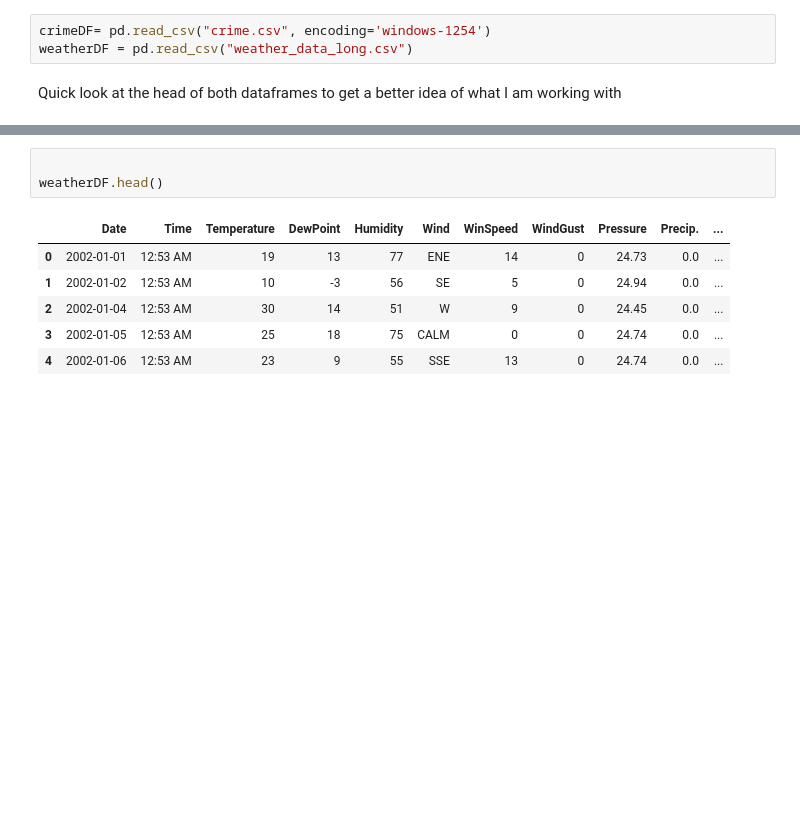
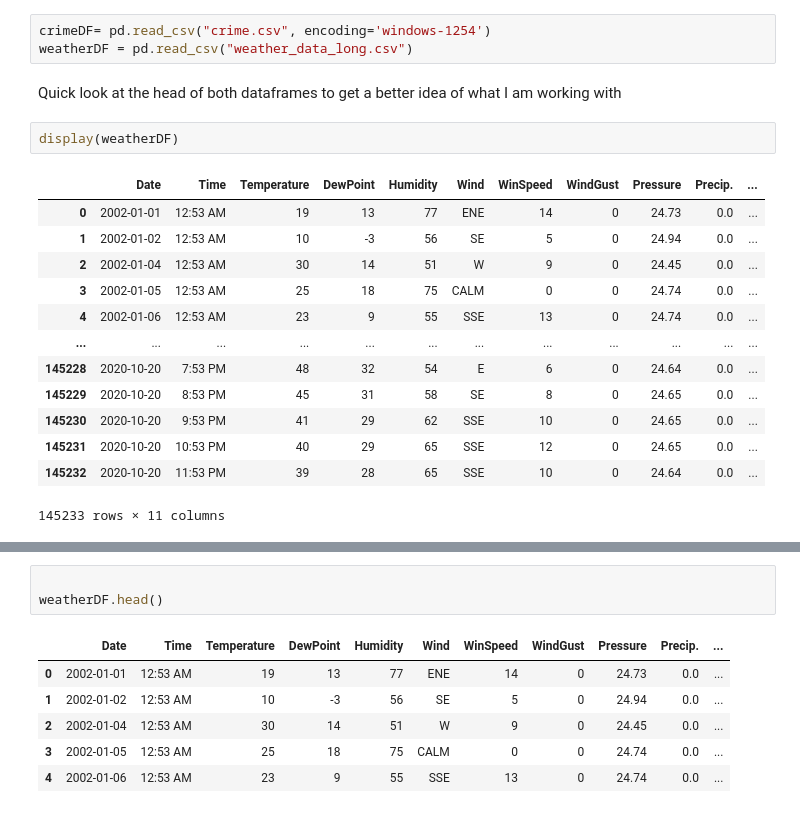
Before and after one commit to laurenawilk/CSCI4502, a Jupyter notebook: dataminingsemesterproject.ipynb, the cells around one changed output, grey strips where cells are left out. Cells and saved outputs as stored; diff of their text form; blank space fills up the shorter version.

```diff
--- a/dataminingsemesterproject.ipynb
+++ b/dataminingsemesterproject.ipynb
@@ -12,3 +12,19 @@ crimeDF= pd.read_csv("crime.csv", encoding='windows-1254')
 weatherDF = pd.read_csv("weather_data_long.csv")
 # %% [markdown]
 Quick look at the head of both dataframes to get a better idea of what I am working with
+# %%
+display(weatherDF)
+# %% [output]
+|  | Date | Time | Temperature | DewPoint | Humidity | Wind | WinSpeed | WindGust | Pressure | Precip. | ... |
+| 0 | 2002-01-01 | 12:53 AM | 19 | 13 | 77 | ENE | 14 | 0 | 24.73 | 0.0 | ... |
+| 1 | 2002-01-02 | 12:53 AM | 10 | -3 | 56 | SE | 5 | 0 | 24.94 | 0.0 | ... |
+| 2 | 2002-01-04 | 12:53 AM | 30 | 14 | 51 | W | 9 | 0 | 24.45 | 0.0 | ... |
+| 3 | 2002-01-05 | 12:53 AM | 25 | 18 | 75 | CALM | 0 | 0 | 24.74 | 0.0 | ... |
+| 4 | 2002-01-06 | 12:53 AM | 23 | 9 | 55 | SSE | 13 | 0 | 24.74 | 0.0 | ... |
+| ... | ... | ... | ... | ... | ... | ... | ... | ... | ... | ... | ... |
+| 145228 | 2020-10-20 | 7:53 PM | 48 | 32 | 54 | E | 6 | 0 | 24.64 | 0.0 | ... |
+| 145229 | 2020-10-20 | 8:53 PM | 45 | 31 | 58 | SE | 8 | 0 | 24.65 | 0.0 | ... |
+| 145230 | 2020-10-20 | 9:53 PM | 41 | 29 | 62 | SSE | 10 | 0 | 24.65 | 0.0 | ... |
+| 145231 | 2020-10-20 | 10:53 PM | 40 | 29 | 65 | SSE | 12 | 0 | 24.65 | 0.0 | ... |
+| 145232 | 2020-10-20 | 11:53 PM | 39 | 28 | 65 | SSE | 10 | 0 | 24.64 | 0.0 | ... |
+145233 rows × 11 columns
```
Also changed, not shown: parts of 51 cells of this notebook, 1 other file.
